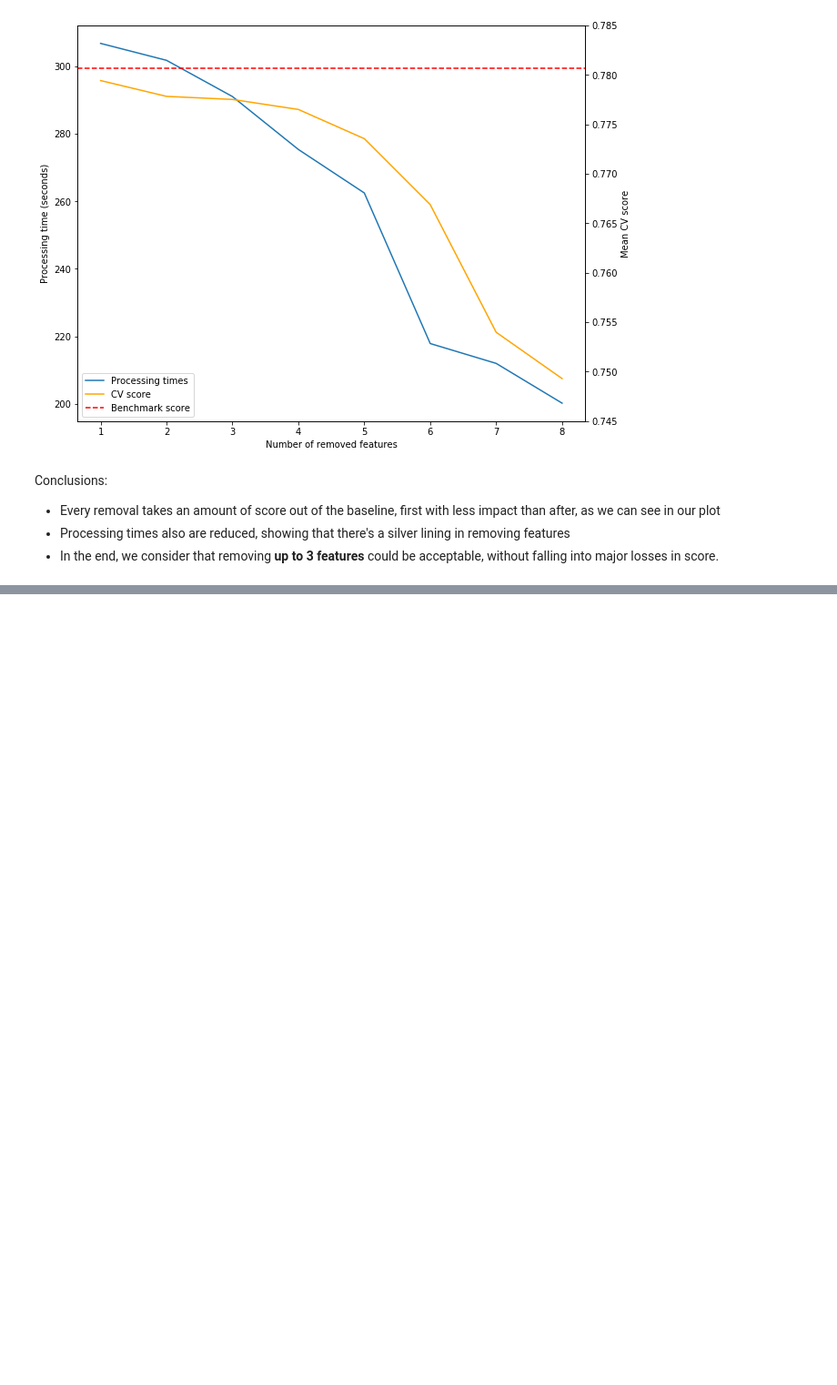
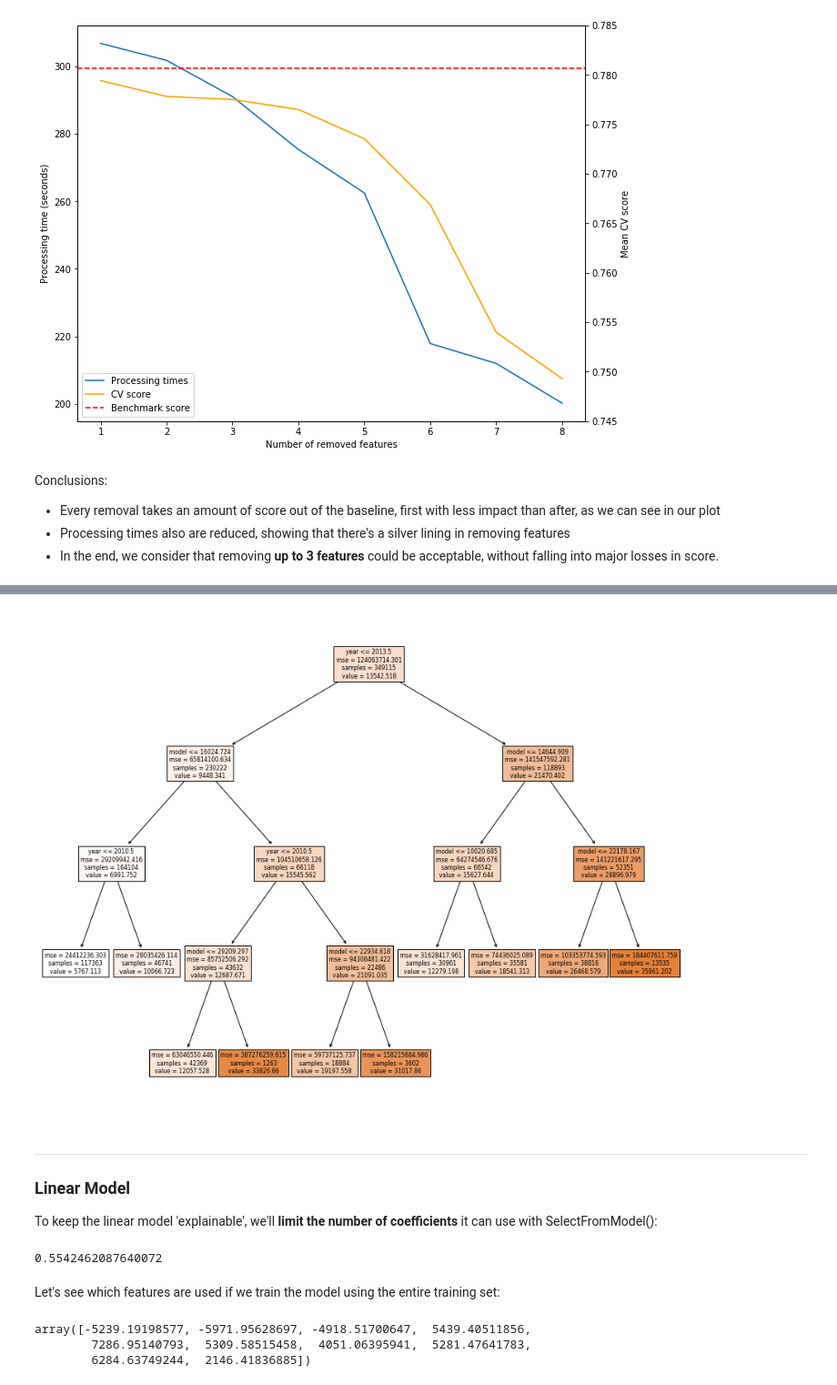
Before and after one commit to AppliedML2020/assignment-3-tomas-larrain, a Jupyter notebook: hw-3.ipynb, the cells around one changed output, grey strips where cells are left out. Shown at 91% size. Saved outputs shown, nothing was run; the diff lists cells and outputs as text; code cells hidden in the pictures; blank space fills up the shorter version.

```diff
--- a/hw-3.ipynb
+++ b/hw-3.ipynb
@@ -1329,0 +1546,15 @@ Conclusions:
+# %%
+tree = DecisionTreeRegressor(max_leaf_nodes=10, random_state=25)
+tree_pipe = make_pipeline(tree_preprocessor, tree)
+tree_pipe.fit(X_train, y_train)
+
+fix, ax = plt.subplots(figsize=(15,12))
+plot_tree(tree, feature_names=feature_names(tree_preprocessor), filled=True, ax=ax);
+# %% [output]
+[figure, added]
+# %% [markdown]
+---
+
+### Linear Model
+
+To keep the linear model 'explainable', we'll **limit the number of coefficients** it can use with SelectFromModel():
@@ -1329,0 +1563,15 @@ Conclusions:
+# %%
+select_lassocv = SelectFromModel(LassoCV(random_state=25), max_features=10)
+pipe_lassocv = make_pipeline(BEST_PREPROCESSOR, select_lassocv, RidgeCV())
+cross_val_score(pipe_lassocv, X_train, y_train, cv=shuffle).mean()
+# %% [output]
+0.5542462087640072
+# %% [markdown]
+Let's see which features are used if we train the model using the entire training set:
+# %%
+pipe_lassocv.fit(X_train, y_train)
+pipe_lassocv.named_steps['ridgecv'].coef_
+# %% [output]
+array([-5239.19198577, -5971.95628697, -4918.51700647,  5439.40511856,
+        7286.95140793,  5309.58515458,  4051.06395941,  5281.47641783,
+        6284.63749244,  2146.41836885])
```
Also changed, not shown: parts of 17 cells of this notebook.
